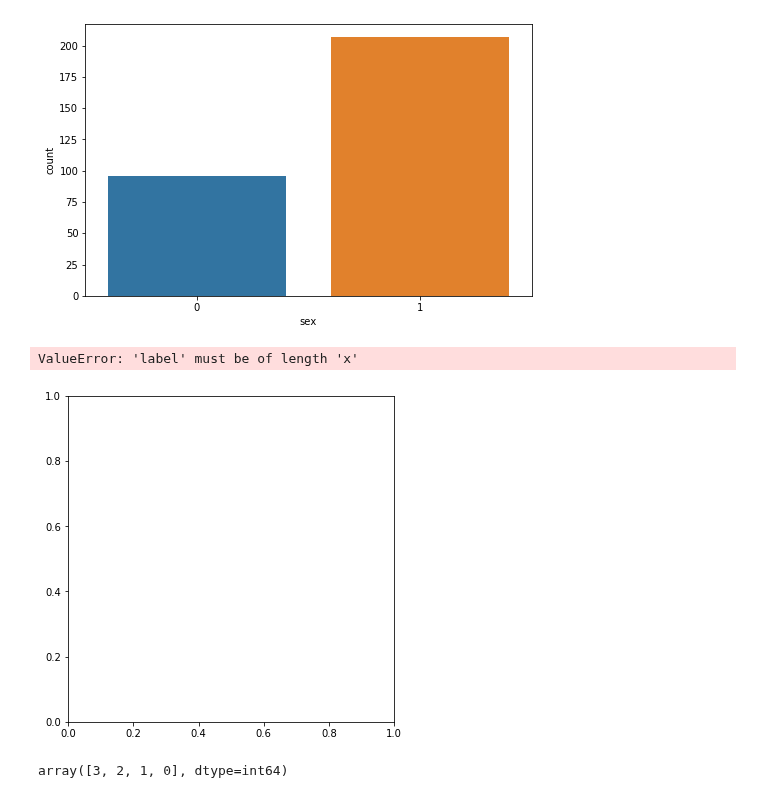
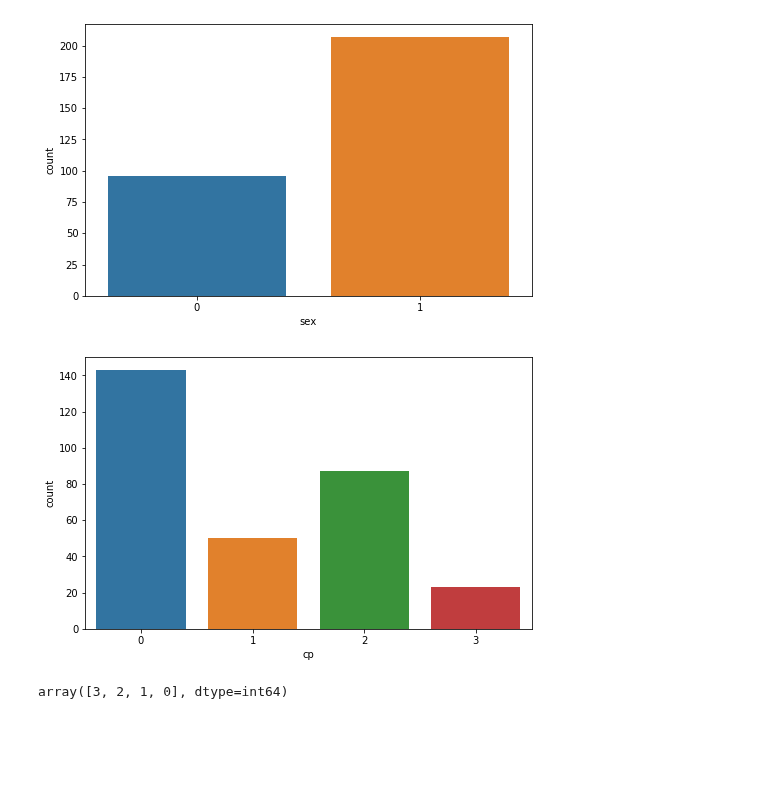
Before and after one commit to rshby/Supervised_Learning, a Jupyter notebook: Heart Disease UCI/Heart Disease - Logistic Regression.ipynb, the cells around one changed output. Saved outputs shown, nothing was run; the diff lists cells and outputs as text; code cells hidden in the pictures; blank space fills up the shorter version.

Commit message:
Update Visualisasi kolom cp

```diff
--- a/Heart Disease UCI/Heart Disease - Logistic Regression.ipynb
+++ b/Heart Disease UCI/Heart Disease - Logistic Regression.ipynb
@@ -77,12 +77,11 @@ ax = sns.countplot(x=df["sex"])
 [figure]
 # %%
 # Kolom cp
-plt.figure(figsize=(6, 6))
-ax = plt.pie(df["cp"], labels=df["cp"].unique())
+plt.figure(figsize=(8, 5))
+ax = sns.countplot(x=df["cp"])
 plt.show()
 # %% [output]
-ValueError: 'label' must be of length 'x'
-[figure, old version]
+[figure, new version]
 # %%
 df["cp"].unique()
 # %% [output]
```
